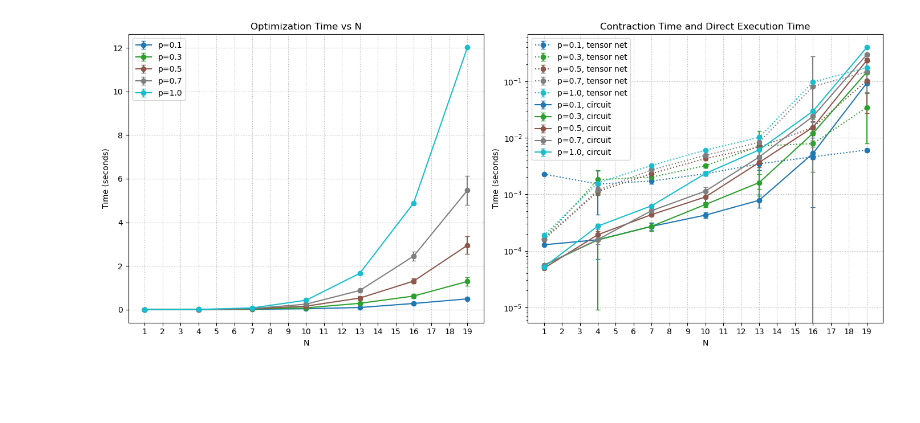
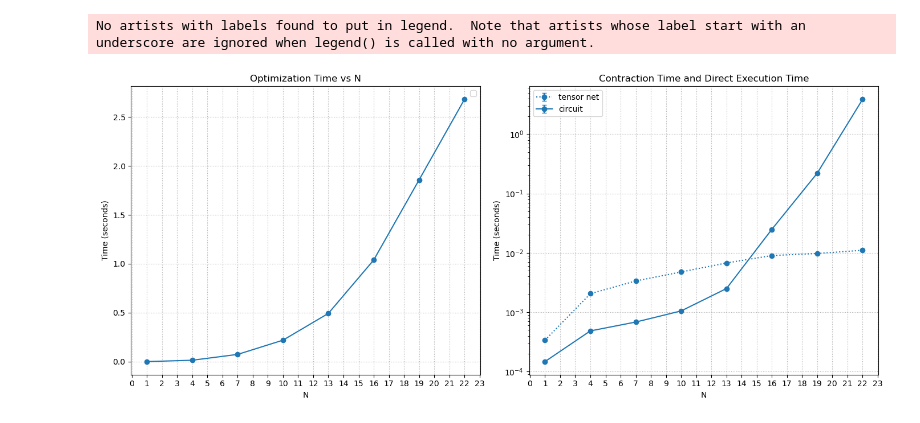
Before and after one commit to uyangulov/hw8, a Jupyter notebook: plotting.ipynb, the cells around one changed output. Drawn from its saved outputs; the diff is of its cells as text; code cells hidden in the pictures; blank space fills up the shorter version.

```diff
--- a/plotting.ipynb
+++ b/plotting.ipynb
@@ -4,7 +4,7 @@ import matplotlib.pyplot as plt
 import matplotlib.cm as cm
 from matplotlib.ticker import MultipleLocator
 
-df = pd.read_csv("optimization_and_contraction_times.csv")
+df = pd.read_csv("optimization_and_contraction_times_nn.csv")
 
 probs = sorted(df["probability"].unique())
 
@@ -12,43 +12,45 @@ colors = cm.get_cmap("tab10", len(probs))
 color_map = {prob: colors(i) for i, prob in enumerate(probs)}
 fig, axes = plt.subplots(1, 2, figsize=(14, 6))
 
-for prob in probs:
+for prob in probs[:1]:
     group = df[df["probability"] == prob]
     color = color_map[prob]
 
     axes[0].errorbar(group["N"], group["opt_time_mean"], yerr=group["opt_time_std"],
-                     label=f"p={prob}", color=color,
+                     #label=f"p={prob}"
+                     color=color,
                      marker='o', capsize=3)
 
     ln1 = axes[1].errorbar(group["N"], group["conv_time_mean"], yerr=group["conv_time_std"],
-                           label=f"p={prob}, tensor net", color=color, linestyle=':', marker='o',capsize=3)
+                           label=f"tensor net", color=color, linestyle=':', marker='o',capsize=3)
 
     ln2 = axes[1].errorbar(group["N"], group["circuit_time_mean"], yerr=group["circuit_time_std"],
-                           label=f"p={prob}, circuit", color=color, ls='-', marker='o',capsize=3)
+                           label=f"circuit", color=color, ls='-', marker='o',capsize=3)
 
 axes[0].set_title("Optimization Time vs N")
 axes[0].set_ylabel("Time (seconds)")
 axes[0].legend()
 
 
 handles, labels = axes[1].get_legend_handles_labels()
 
 sorted_items = sorted(zip(labels, handles),
                       key=lambda x: ('circuit' in x[0], x[0]))
 labels, handles = zip(*sorted_items)
 
 axes[1].set_yscale("log")
 axes[1].set_title("Contraction Time and Direct Execution Time")
 axes[1].legend(handles, labels)
 
 for ax in axes:
     ax.xaxis.set_major_locator(MultipleLocator(1))
     ax.grid(True, which='both', axis='x')
     ax.set_xlabel("N")
     ax.set_ylabel("Time (seconds)")
     ax.grid(ls=':')
 
 plt.tight_layout()
 plt.show()
 # %% [output]
+No artists with labels found to put in legend.  Note that artists whose label start with an underscore are ignored when legend() is called with no argument.
-[figure, old version]
+[figure, new version]
```
Also changed, not shown: parts of 1 cell of this notebook.
